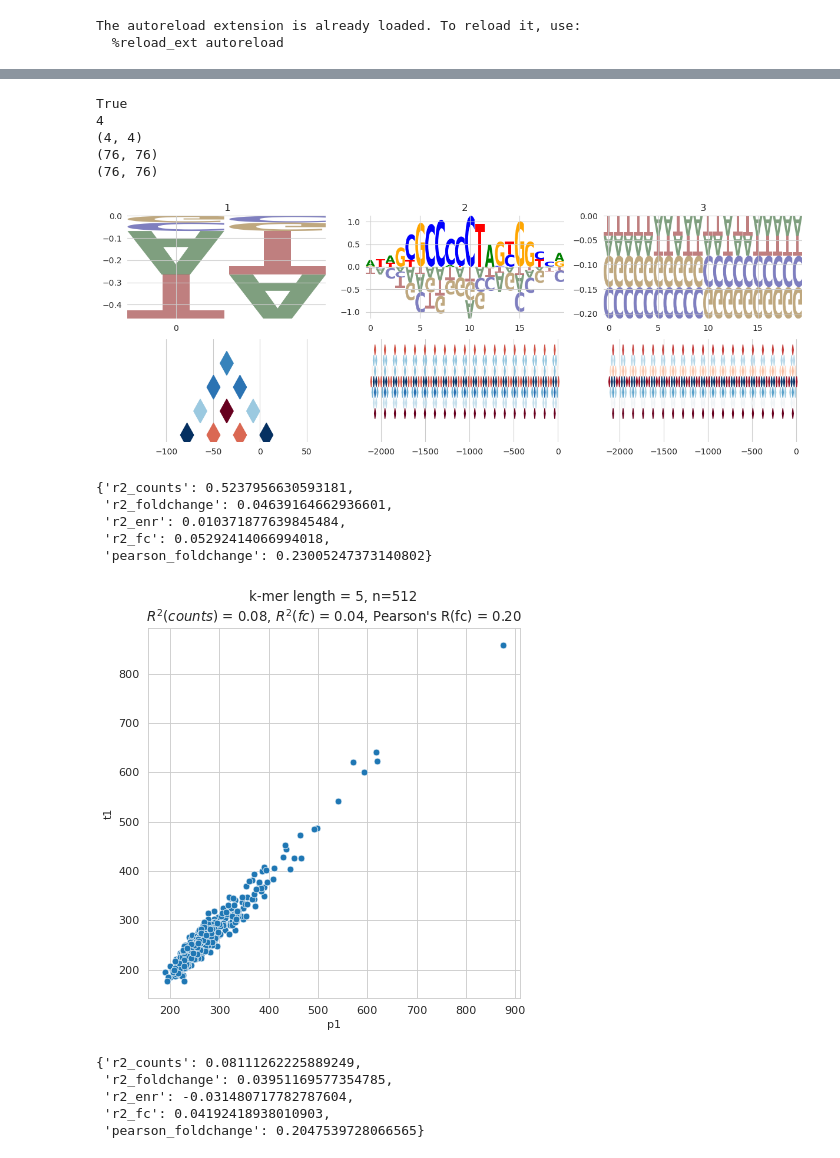
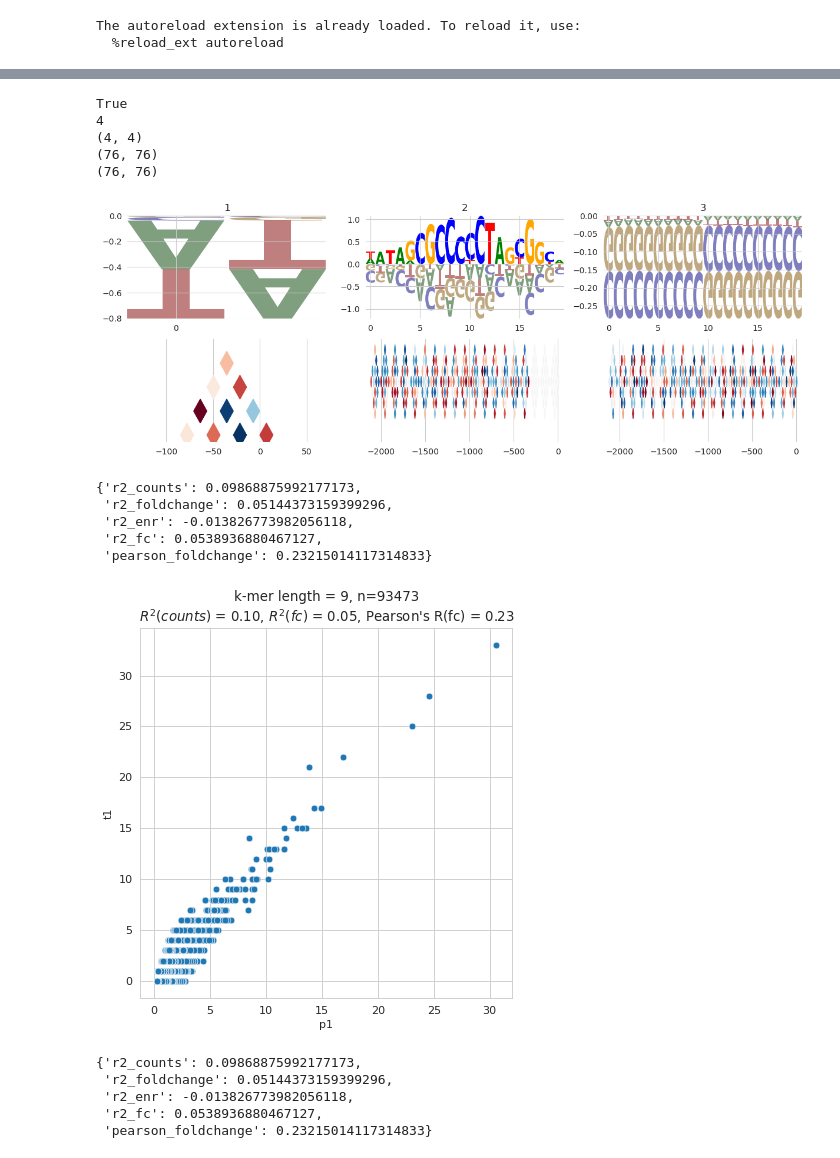
Before and after one commit to theislab/mubind, a Jupyter notebook: notebooks/batch/01_CTCF_two_batches.ipynb, the cells around one changed output, grey strips where cells are left out. Drawn from its saved outputs; the diff is of its cells as text; code cells hidden in the pictures.

```diff
--- a/notebooks/batch/01_CTCF_two_batches.ipynb
+++ b/notebooks/batch/01_CTCF_two_batches.ipynb
@@ -32,7 +39,7 @@ df.index = df.index.astype(str).str[45:]
 
 df = df[~df.index.duplicated(keep='first')]
 
-n_sample = 15000
+n_sample = 10000
 data = df.sample(min(df.shape[0], n_sample))
 
 # data = mb.pp.sample_rounds(df, 2, 10000)
@@ -100,15 +82,15 @@ Multibind(
 dirichlet_regularization = 0
 # for dirichlet_regularization_log in range(-5, 3):
 
-n_epochs = 200
+n_epochs = 25
 log_each = 10
 n_kernels = 4
-w = 20 # min(len(motif), 6)
 lr = [0.01] * n_kernels
 wd = [0.01,] + [0.001] * (n_kernels - 1)
 early_stopping = [5,] + [25] * (n_kernels - 1)
-opt_kernel_shift=[0, 0, 1, 1]
-opt_kernel_length=[0, 0, 1, 1]
+
+opt_kernel_shift = [0, 0, 1, 1]
+opt_kernel_length = [0, 0, 1, 1]
 use_mono = True
 use_dinuc = False
 dinuc_mode = 'local'
@@ -120,26 +102,15 @@ import time
 t0 = time.time()
 
 criterion = mb.tl.PoissonLoss()
-
-for ignore_kernel in [1]: # [0, 1]:
-    print('\n\n##NEW JOB')
-    print('ignore kernel', ignore_kernel)
-    print('# trials', data.shape[0])
-
-    model = mb.models.Multibind.make_model(train, 4, mb.tl.PoissonLoss(), kernels=[0, 2, 20, 20]).cuda()
-
-    print(model)
-    model_by_k, results = model.optimize_iterative(train, show_logo=0,
-                                                    dirichlet_regularization=dirichlet_regularization, # 10 ** dirichlet_regularization_log,
-                                                    # lr=lr, weight_decay=wd, ignore_kernel=ignore_kernel,
-                                                    use_mono=use_mono,
-                                                    use_dinuc=use_dinuc,
-                                                    dinuc_mode=dinuc_mode,
-                                                    opt_kernel_shift=opt_kernel_shift,
-                                                    opt_kernel_length=opt_kernel_length,
-                                                    num_epochs=n_epochs, early_stopping=early_stopping, # optimiser=torch.optim.LBFGS,
-                                                    log_each=log_each, stop_at_kernel=None) #  seed=seed) # seeds.index[0]) #
-    print('##DONE....\n\n')
+model = mb.models.Multibind.make_model(train, n_kernels, criterion, kernels=[0, 2, 20, 20],
+                                       use_dinuc=use_dinuc, dinuc_mode=dinuc_mode).cuda()
+model_by_k, res_next = model.optimize_iterative(train, show_logo=0,
+                                                opt_kernel_length=[0, 0, 1, 1], opt_kernel_shift=[0, 0, 1, 1],
+                                                dirichlet_regularization=dirichlet_regularization, # 10 ** dirichlet_regularization_log,
+                                                # lr=lr, weight_decay=wd, ignore_kernel=ignore_kernel,
+                                                num_epochs=n_epochs, early_stopping=early_stopping, # optimiser=torch.optim.LBFGS,
+                                                log_each=log_each, stop_at_kernel=None) #  seed=seed) # seeds.index[0]) #
+print('##DONE....\n\n')
 
 
 
@@ -216,26 +187,26 @@ True
 (4, 4)
 (76, 76)
 (76, 76)
-[figure, old version]
+[figure, new version]
 # %%
 
 model = model_by_k
-mb.tl.scores(model, train, k=9)
+mb.tl.scores(model, train)
 # %% [output]
-{'r2_counts': 0.5237956630593181,
- 'r2_foldchange': 0.04639164662936601,
- 'r2_enr': 0.010371877639845484,
- 'r2_fc': 0.05292414066994018,
- 'pearson_foldchange': 0.23005247373140802}
+{'r2_counts': 0.09868875992177173,
+ 'r2_foldchange': 0.05144373159399296,
+ 'r2_enr': -0.013826773982056118,
+ 'r2_fc': 0.0538936880467127,
+ 'pearson_foldchange': 0.23215014117314833}
 # %%
 rcParams['figure.figsize'] = 6, 6
 rcParams['figure.dpi'] = 80
 
-mb.pl.kmer_enrichment(model, train, log_scale=False, style='scatter', ylab='t1', xlab='p1', k=5)
+mb.pl.kmer_enrichment(model, train, log_scale=False, style='scatter', ylab='t1', xlab='p1', k=9)
 # %% [output]
-[figure, old version]
+[figure, new version]
-{'r2_counts': 0.08111262225889249,
- 'r2_foldchange': 0.03951169577354785,
- 'r2_enr': -0.031480717782787604,
- 'r2_fc': 0.04192418938010903,
- 'pearson_foldchange': 0.2047539728066565}
+{'r2_counts': 0.09868875992177173,
+ 'r2_foldchange': 0.05144373159399296,
+ 'r2_enr': -0.013826773982056118,
+ 'r2_fc': 0.0538936880467127,
+ 'pearson_foldchange': 0.23215014117314833}
```
Also changed, not shown: parts of 9 cells of this notebook.
